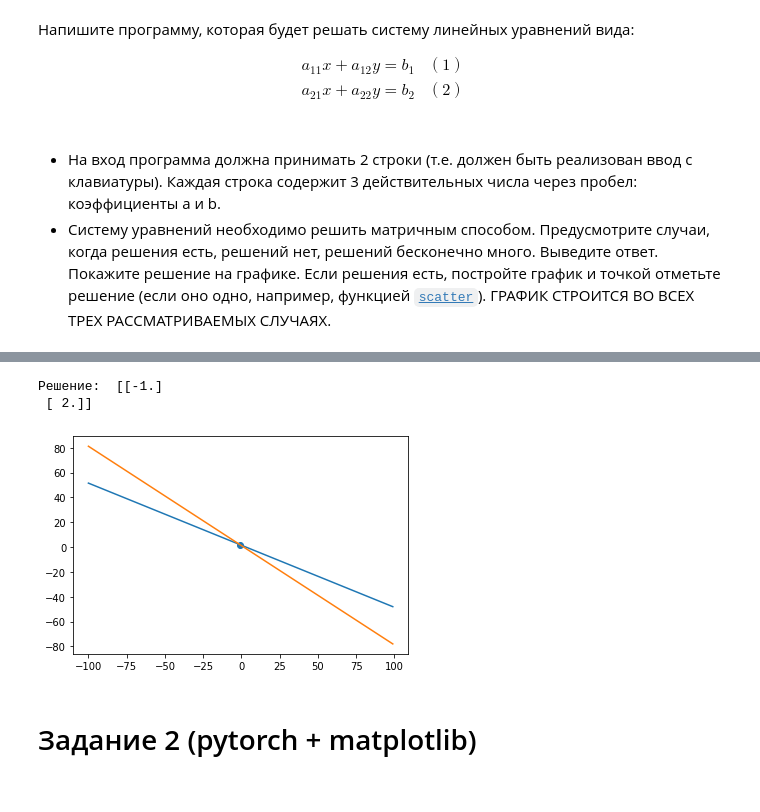
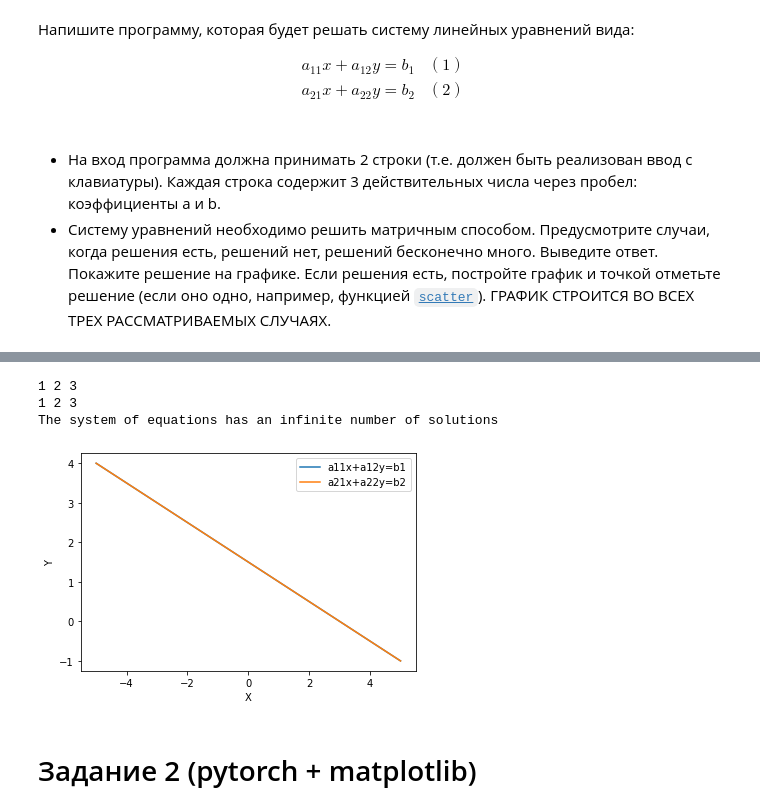
Before and after one commit to Bagautdino/Data_Analysis, a Jupyter notebook: Lab_1_Data_Analysis.ipynb, the cells around one changed output, grey strips where cells are left out. Cells and saved outputs as stored; diff of their text form; code cells hidden in the pictures.

```diff
--- a/Lab_1_Data_Analysis.ipynb
+++ b/Lab_1_Data_Analysis.ipynb
@@ -24,5 +13,0 @@ second_eq = np.fromstring(second_eq, dtype=int, sep=' ')
-# %%
-#Выражаем Y через X
-x = list(range(-100,100))
-y1 = [(first_eq[2]-first_eq[0]*x1)/first_eq[1] for x1 in x]
-y2 = [(second_eq[2]-second_eq[0]*x2)/second_eq[1] for x2 in x]
@@ -33,24 +14,55 @@ eq_2 = np.array([first_eq[2], second_eq[2]]).reshape((2,1))
-# %%
-from matplotlib import pyplot as plt
-from scipy.linalg import solve
-from scipy.linalg.misc import LinAlgError
-
-#Решение и рисование на графике
-fig, ax = plt.subplots()
-try:
-  res = solve(eq_1,eq_2)
-  print("Решение: ", res)
-  plt.plot(x, y1)
-  plt.plot(x, y2)
-  ax.scatter(res[0], res[1])
-except LinAlgError as lae:
-  print("Если решений нет - графики параллельны, если решений бесконечно - графики идентичные")
-  plt.plot(x,y1)
-  plt.plot(x,y2)
-# %% [output]
-Решение:  [[-1.]
- [ 2.]]
-[figure, removed]
+# %%
+import numpy as np
+import matplotlib.pyplot as plt
+
+#Считывание исходных данных
+s1 = list(map(int, input().split()))
+s2 = list(map(int, input().split()))
+
+#Построение графиков уравнений
+fig, ax = plt.subplots()
+plt.xlabel("X")
+plt.ylabel("Y")
+if s1[1] !=0 and s2[1]!=0:
+  x = np.linspace(-5, 5)
+  ax.plot(x, (s1[2]-s1[0]*x)/s1[1], label='a11x+a12y=b1')
+  ax.plot(x, (s2[2]-s2[0]*x)/s2[1], label='a21x+a22y=b2')
+else:
+  y = np.linspace(-100, 100)
+  ax.plot(y, (s1[2]-s1[1]*y)/s1[0], label = 'a11x+a12y=b1')
+  ax.plot(y, (s2[2]-s2[1]*y)/s2[0], label = 'a11x+a12y=b1')
+
+#Построение матриц
+matrix = np.array([[s1[0], s1[1]], [s2[0], s2[1]]])
+matrix_x = np.array([[s1[2], s1[1]], [s2[2], s2[1]]])
+matrix_y = np.array([[s1[0], s1[2]], [s2[0], s2[2]]])
+
+#Вычисление определителей
+determinate = np.linalg.det(matrix)
+determinate_x = np.linalg.det(matrix_x)
+determinate_y = np.linalg.det(matrix_y)
+
+#Определение типа системы
+if determinate == 0:
+    if determinate_x == determinate_y == 0:
+        print('The system of equations has an infinite number of solutions')
+    else:
+        print('The system of equations has no solutions in real numbers')
+else:
+    x1 = determinate_x / determinate
+    y1 = determinate_y / determinate
+    print('The system of equations has a unique solution: \n',
+          'x =', x1, 'y =', y1)
+    plt.scatter(x1, y1, label='solution')
+
+#Демонстрация графиков
+plt.legend()
+plt.show()
+# %% [output]
+1 2 3
+1 2 3
+The system of equations has an infinite number of solutions
+[figure, added]
 # %% [markdown]
 # Задание 2 (pytorch + matplotlib)
 # %% [markdown]
```
Also changed, not shown: parts of 8 cells of this notebook.
